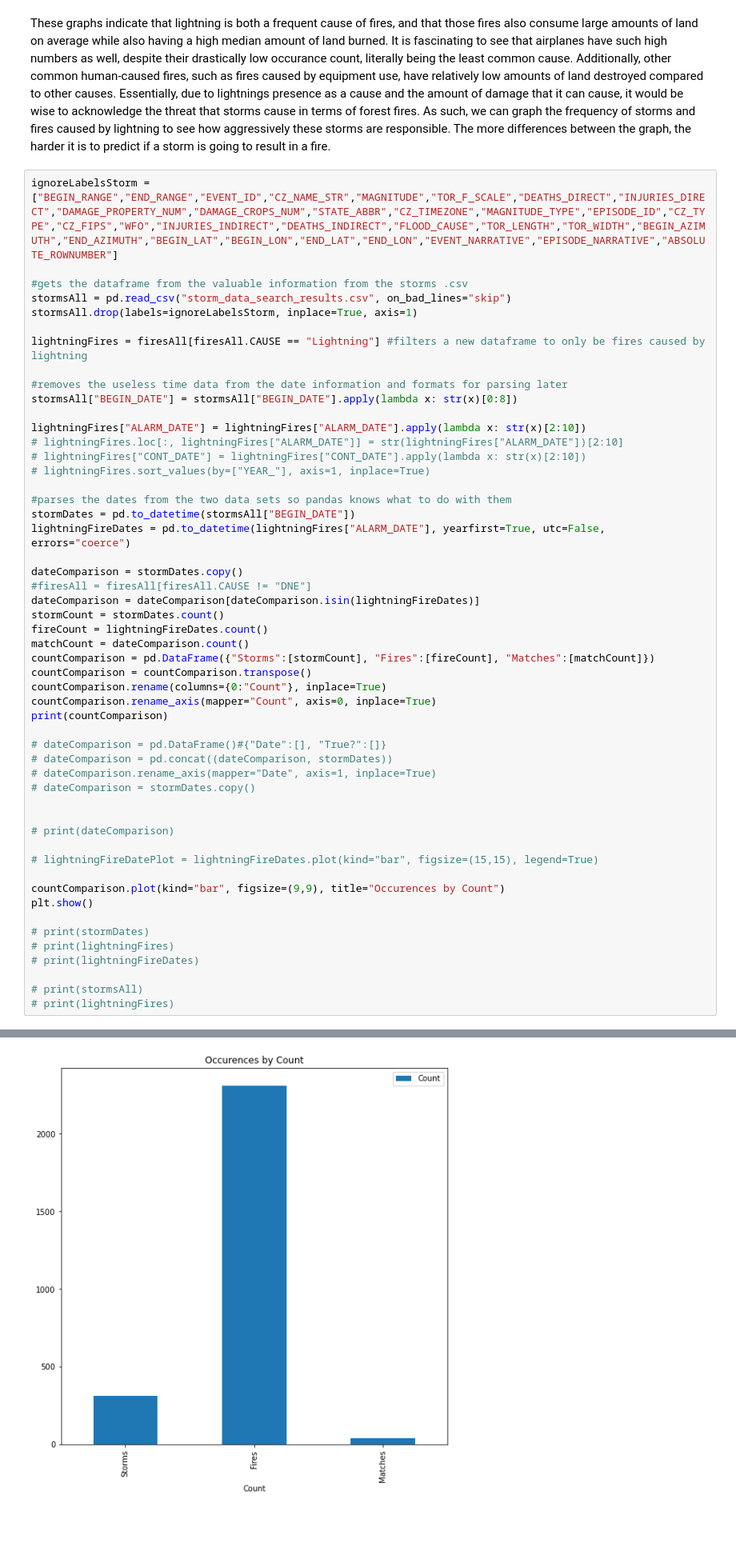
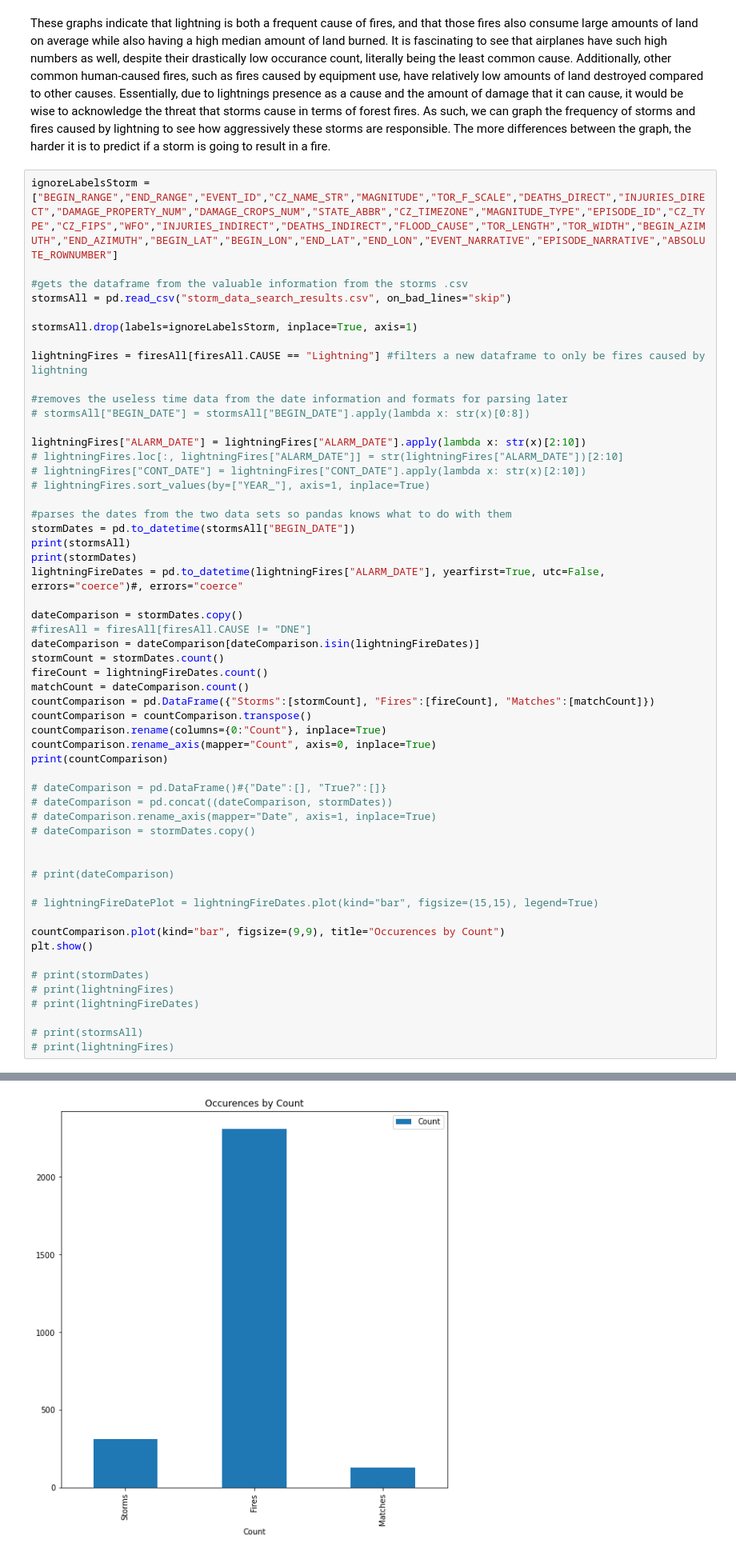
Before and after one commit to Vendr1ck/Xander_DataScience, a Jupyter notebook: WildfireResearch/wildfire.ipynb, the cells around one changed output, grey strips where cells are left out. Shown: that part at 80% size. Cells and saved outputs as stored; diff of their text form; blank space fills up the shorter version.

```diff
--- a/WildfireResearch/wildfire.ipynb
+++ b/WildfireResearch/wildfire.ipynb
@@ -131,12 +131,13 @@ ignoreLabelsStorm = ["BEGIN_RANGE","END_RANGE","EVENT_ID","CZ_NAME_STR","MAGNITU
 
 #gets the dataframe from the valuable information from the storms .csv
 stormsAll = pd.read_csv("storm_data_search_results.csv", on_bad_lines="skip")
+
 stormsAll.drop(labels=ignoreLabelsStorm, inplace=True, axis=1)
 
 lightningFires = firesAll[firesAll.CAUSE == "Lightning"] #filters a new dataframe to only be fires caused by lightning
 
 #removes the useless time data from the date information and formats for parsing later
-stormsAll["BEGIN_DATE"] = stormsAll["BEGIN_DATE"].apply(lambda x: str(x)[0:8])
+# stormsAll["BEGIN_DATE"] = stormsAll["BEGIN_DATE"].apply(lambda x: str(x)[0:8])
 
 lightningFires["ALARM_DATE"] = lightningFires["ALARM_DATE"].apply(lambda x: str(x)[2:10])
 # lightningFires.loc[:, lightningFires["ALARM_DATE"]] = str(lightningFires["ALARM_DATE"])[2:10]
@@ -145,7 +146,9 @@ lightningFires["ALARM_DATE"] = lightningFires["ALARM_DATE"].apply(lambda x: str(
 
 #parses the dates from the two data sets so pandas knows what to do with them
 stormDates = pd.to_datetime(stormsAll["BEGIN_DATE"])
-lightningFireDates = pd.to_datetime(lightningFires["ALARM_DATE"], yearfirst=True, utc=False, errors="coerce")
+print(stormsAll)
+print(stormDates)
+lightningFireDates = pd.to_datetime(lightningFires["ALARM_DATE"], yearfirst=True, utc=False, errors="coerce")#, errors="coerce"
 
 dateComparison = stormDates.copy()
 #firesAll = firesAll[firesAll.CAUSE != "DNE"]
@@ -187,8 +202,8 @@ Matches     40
 A value is trying to be set on a copy of a slice from a DataFrame.
 Try using .loc[row_indexer,col_indexer] = value instead
 
 See the caveats in the documentation: https://pandas.pydata.org/pandas-docs/stable/user_guide/indexing.html#returning-a-view-versus-a-copy
   lightningFires["ALARM_DATE"] = lightningFires["ALARM_DATE"].apply(lambda x: str(x)[2:10])
-[figure, old version]
+[figure, new version]
 # %% [markdown]
 As indicated by the graph, there is an astounding difference between the recorded storms, the number of fires caused by lightning, and the alignment between the dates for fires and storms. This disparity indicates that better detection of fires whenever a storm passes over a vulnerable area is critical to helping limit one of the most destructive types of fires.
```
Also changed, not shown: parts of 4 cells of this notebook, 2 other files.
